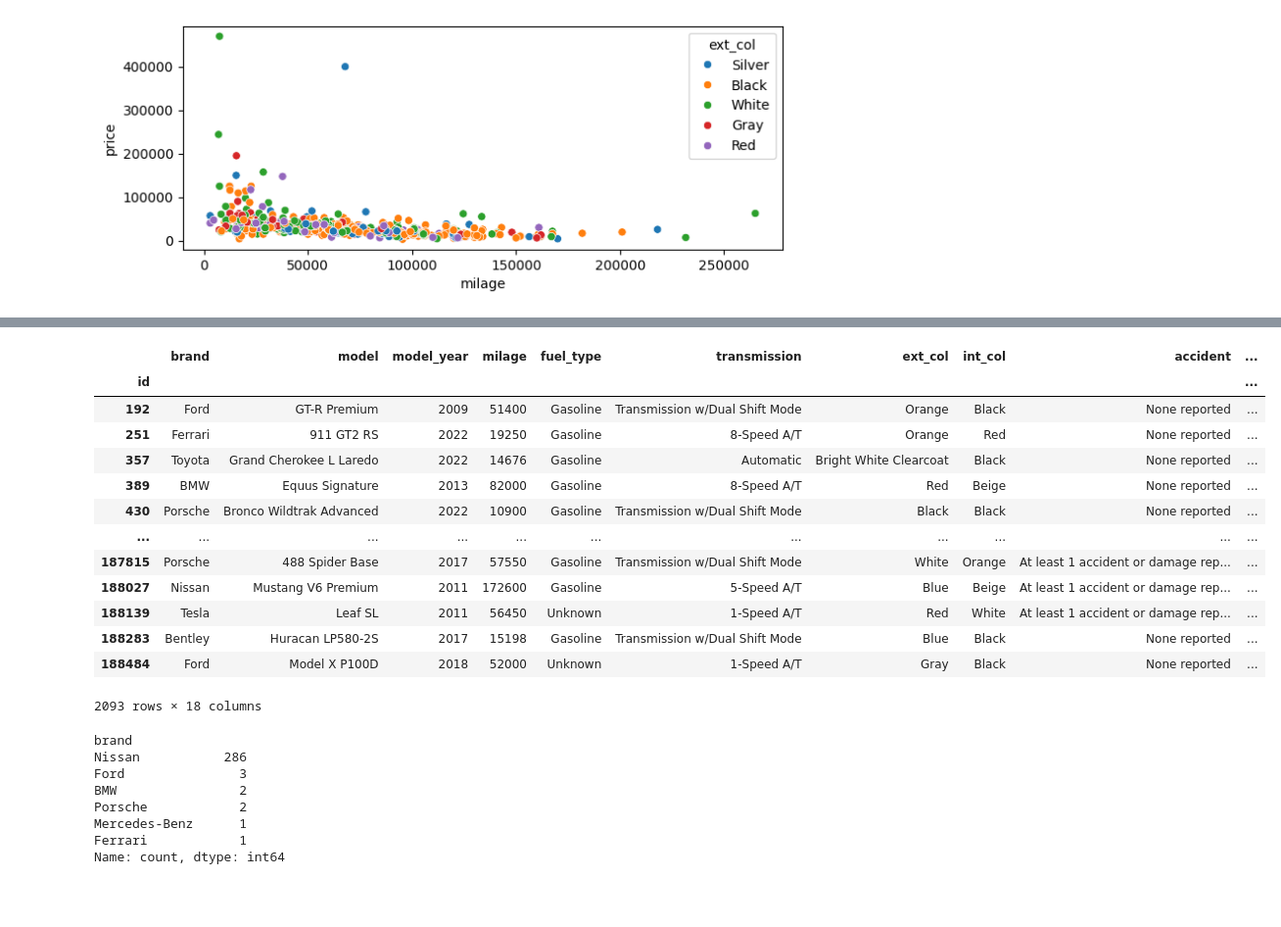
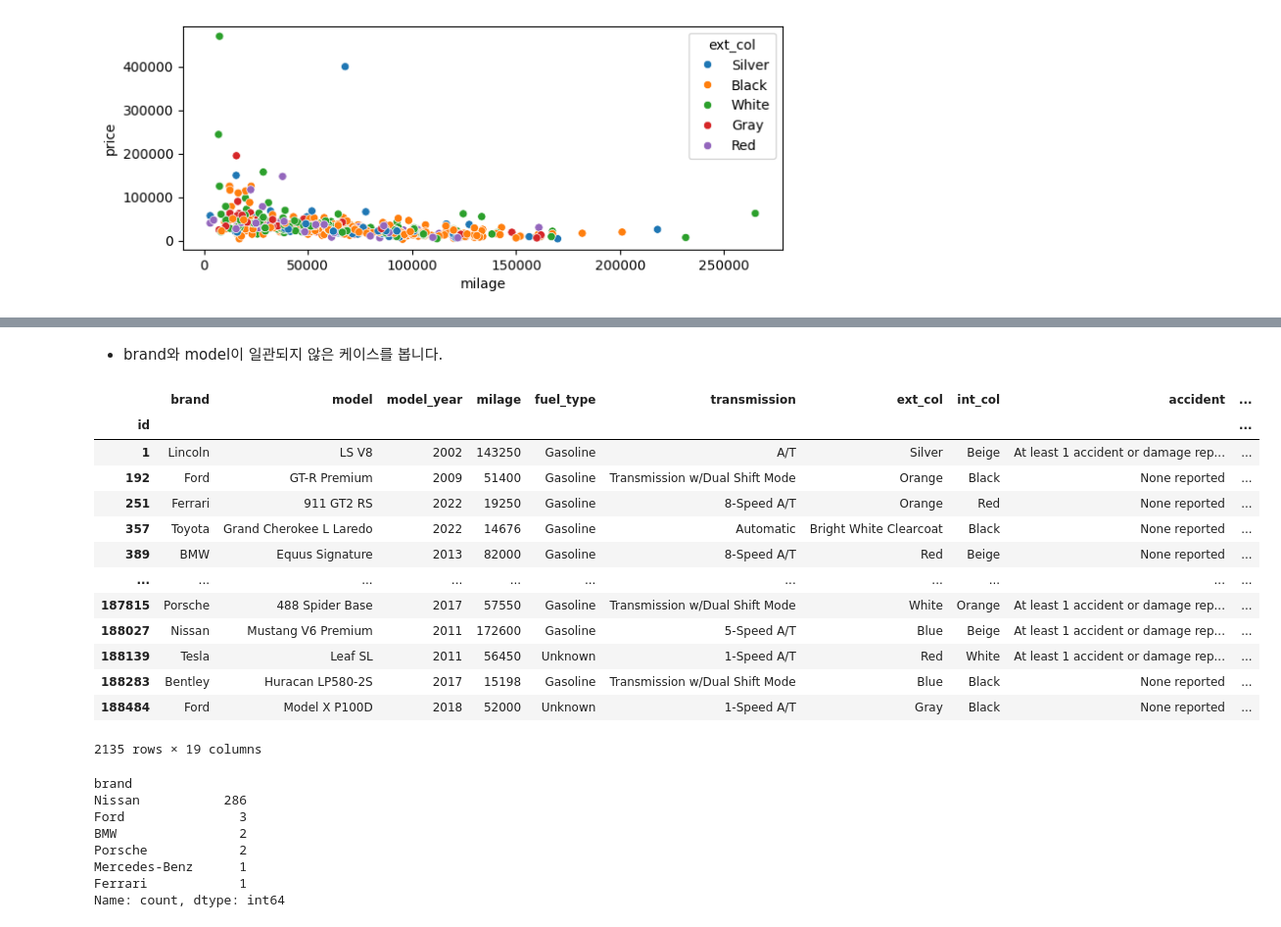
Before and after one commit to sunkusun9/sunkusun9, a Jupyter notebook: kaggle/PGS4/PGS4_ep9/2. Data preprocessing.ipynb, the cells around one changed output, grey strips where cells are left out. Shown at 98% size. Saved outputs shown, nothing was run; the diff lists cells and outputs as text; code cells hidden in the pictures; blank space fills up the shorter version.

```diff
--- a/kaggle/PGS4/PGS4_ep9/2. Data preprocessing.ipynb
+++ b/kaggle/PGS4/PGS4_ep9/2. Data preprocessing.ipynb
@@ -677,0 +670,15 @@ F_onewayResult(statistic=0.9906312118511602, pvalue=0.3203956343006247)
+# %%
+d = ['depth_{}'.format(i) for i in range(1, 6)]
+s_model_cnt = pd.concat([df_train['model'], df_test['model']]).value_counts()
+df_model_cnt = s_model_cnt.sort_values().reset_index().assign(
+    model_split = lambda x: x['model'].str.split(' '),
+    depth_1 = lambda x: x.groupby(x['model_split'].apply(lambda x: ' '.join(x[:1])))['count'].transform('sum'),
+    depth_2 = lambda x: x.groupby(x['model_split'].apply(lambda x: ' '.join(x[:2])))['count'].transform('sum'),
+    depth_3 = lambda x: x.groupby(x['model_split'].apply(lambda x: ' '.join(x[:3])))['count'].transform('sum'),
+    depth_4 = lambda x: x.groupby(x['model_split'].apply(lambda x: ' '.join(x[:4])))['count'].transform('sum'),
+    depth_5 = lambda x: x.groupby(x['model_split'].apply(lambda x: ' '.join(x[:5])))['count'].transform('sum'),
+    l = lambda x: x['model_split'].apply(lambda x: len(x)),
+    d = lambda x: (x[d].apply(lambda y: y != x['count'])).sum(axis=1),
+    model_conv = lambda x: x.apply(lambda x: x['model'] if x['d'] == 0 else ' '.join(x['model_split'][:x['d']]), axis = 1)
+)
+df_model_cnt.head()
@@ -678,22 +692,28 @@ F_onewayResult(statistic=0.9906312118511602, pvalue=0.3203956343006247)
+# %%
+s_model_conv = df_model_cnt.set_index('model')['model_conv']
+df_train['model2'] = df_train['model'].map(s_model_conv).astype('category')
+df_test['model2'] = df_test['model'].map(s_model_conv).astype('category')
+# %% [markdown]
+- brand와 model이 일관되지 않은 케이스를 봅니다.
 # %%
 df_train.loc[
-    df_train.groupby('model', group_keys = False)['brand'].apply(lambda x: x != x.mode()[0])
+    df_train.groupby('model2', group_keys = False, observed = True)['brand'].apply(lambda x: x != x.mode()[0])
 ]
 # %% [output]
 |  | brand | model | model_year | milage | fuel_type | transmission | ext_col | int_col | accident | ... |
 | id |  |  |  |  |  |  |  |  |  | ... |
+| 1 | Lincoln | LS V8 | 2002 | 143250 | Gasoline | A/T | Silver | Beige | At least 1 accident or damage rep... | ... |
 | 192 | Ford | GT-R Premium | 2009 | 51400 | Gasoline | Transmission w/Dual Shift Mode | Orange | Black | None reported | ... |
 | 251 | Ferrari | 911 GT2 RS | 2022 | 19250 | Gasoline | 8-Speed A/T | Orange | Red | None reported | ... |
 | 357 | Toyota | Grand Cherokee L Laredo | 2022 | 14676 | Gasoline | Automatic | Bright White Clearcoat | Black | None reported | ... |
 | 389 | BMW | Equus Signature | 2013 | 82000 | Gasoline | 8-Speed A/T | Red | Beige | None reported | ... |
-| 430 | Porsche | Bronco Wildtrak Advanced | 2022 | 10900 | Gasoline | Transmission w/Dual Shift Mode | Black | Black | None reported | ... |
 | ... | ... | ... | ... | ... | ... | ... | ... | ... | ... | ... |
 | 187815 | Porsche | 488 Spider Base | 2017 | 57550 | Gasoline | Transmission w/Dual Shift Mode | White | Orange | At least 1 accident or damage rep... | ... |
 | 188027 | Nissan | Mustang V6 Premium | 2011 | 172600 | Gasoline | 5-Speed A/T | Blue | Beige | At least 1 accident or damage rep... | ... |
 | 188139 | Tesla | Leaf SL | 2011 | 56450 | Unknown | 1-Speed A/T | Red | White | At least 1 accident or damage rep... | ... |
 | 188283 | Bentley | Huracan LP580-2S | 2017 | 15198 | Gasoline | Transmission w/Dual Shift Mode | Blue | Black | None reported | ... |
 | 188484 | Ford | Model X P100D | 2018 | 52000 | Unknown | 1-Speed A/T | Gray | Black | None reported | ... |
-2093 rows × 18 columns
+2135 rows × 19 columns
 # %%
 df_train.loc[
     df_train['model'] == 'GT-R Premium', 'brand'
```
Also changed, not shown: parts of 42 cells of this notebook, 8 other files.
